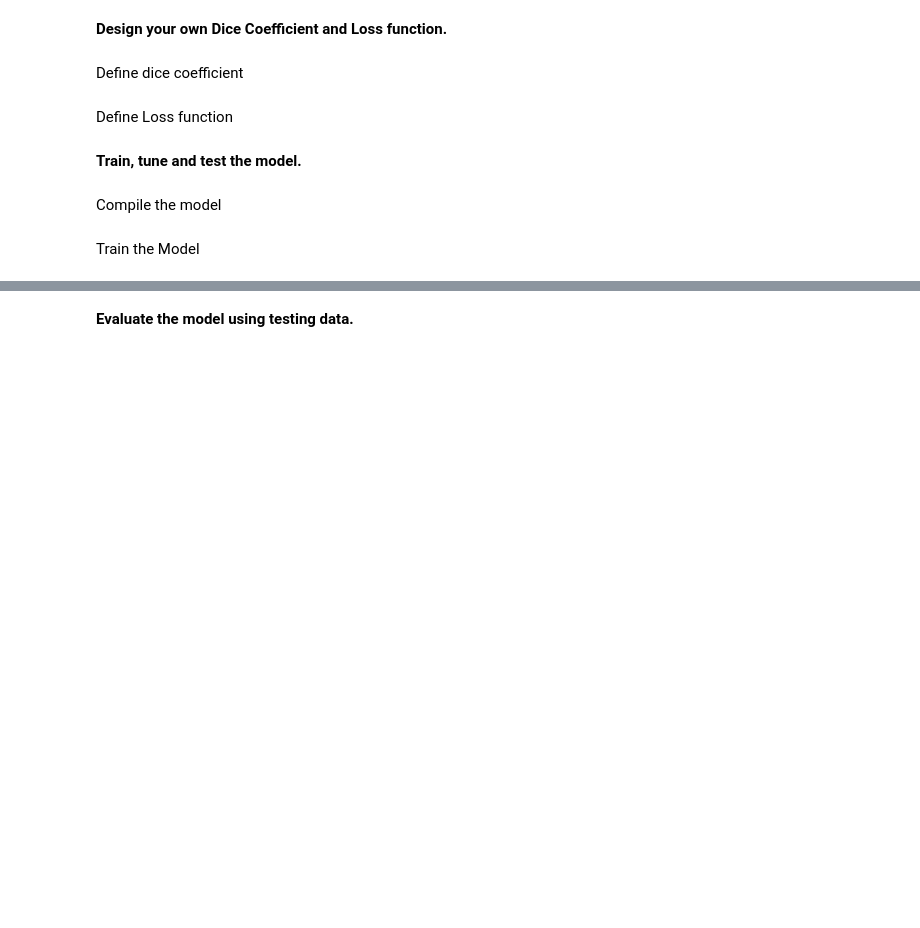
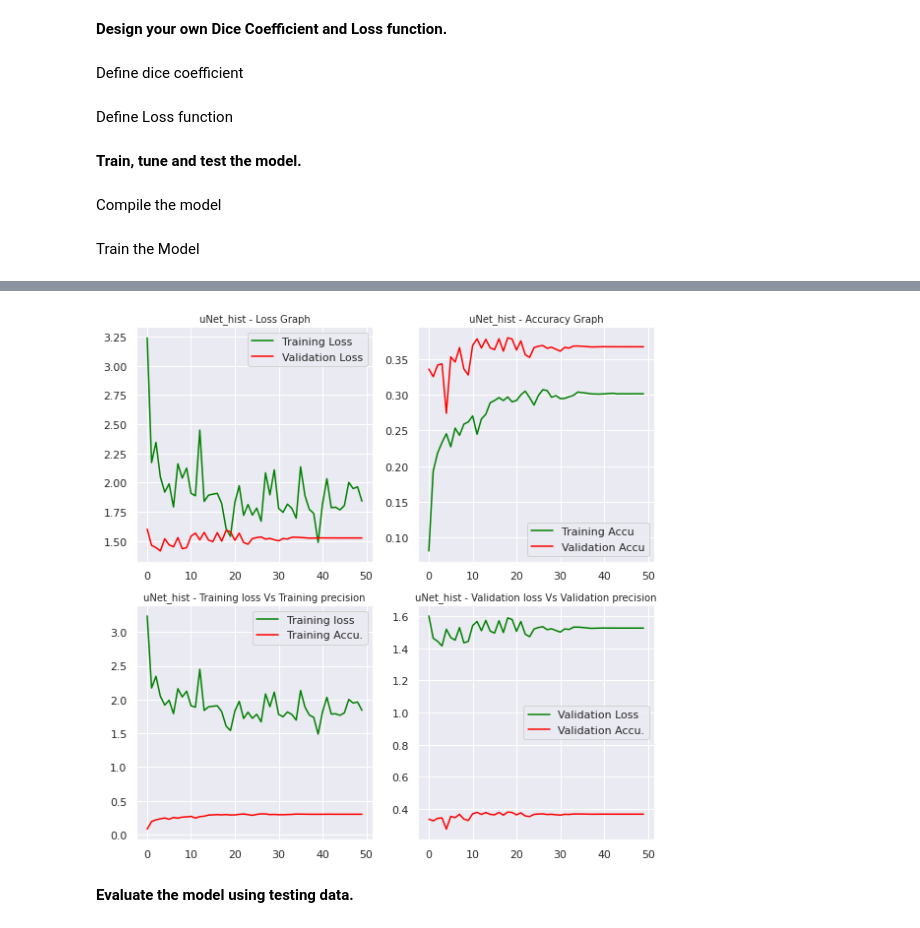
Before and after one commit to singhalgagan1/GreatLearningCapstoneProject, a Jupyter notebook: Practice/Karthik/Capstone_PneumoniaDetection_KarthikSanthanam.ipynb, the cells around one changed output, grey strips where cells are left out. Saved outputs shown, nothing was run; the diff lists cells and outputs as text; code cells hidden in the pictures; blank space fills up the shorter version.

Commit message:
With UNet+TransferLearning 33% Precision

```diff
--- a/Practice/Karthik/Capstone_PneumoniaDetection_KarthikSanthanam.ipynb
+++ b/Practice/Karthik/Capstone_PneumoniaDetection_KarthikSanthanam.ipynb
@@ -1553,7 +1488,7 @@ Epoch 50/50
 - Let us use mobilenet and build our pneumonia detection model (i.e., cases where Target = 1)
 # %%
 # Let us stick to 1000 sample images for each class
-sampleCount = 500
+sampleCount = 1000
 train_sample_mn_df = train_data_df.groupby('Target', group_keys=False).apply(lambda x: x.sample(sampleCount))
 train_sample_mn_df.reset_index(inplace=True)
 train_sample_mn_df['Target'].value_counts()
@@ -1752,8 +1687,8 @@ tensorflow.random.set_seed(0)
 
 # Define Callbacks
 callbacks = [
-    ReduceLROnPlateau(monitor='val_loss', factor=0.1, patience=2),
-    EarlyStopping(monitor='val_loss', patience=2)
+    ReduceLROnPlateau(monitor='val_loss', factor=0.1, patience=10)#,
+#     EarlyStopping(monitor='val_loss', patience=10)
 ]
 # %% [markdown]
 Train the Model
@@ -1763,12 +1698,12 @@ np.random.seed(0)
 random.seed(0)
 tensorflow.random.set_seed(0)
 
-model.fit(
+uNet_hist = model.fit(
     X_train_mobnet,
     y_train_mobnet,
     validation_data = (X_val_mobnet, y_val_mobnet),
     epochs=50,
-    batch_size=32,
+    batch_size=8,
     callbacks=callbacks,
     verbose=1)
 # %% [output]
@@ -1797,3 +1727,30 @@ Hint: If you want to see a list of allocated tensors when OOM happens, add repor
+# %%
+f, ax = plt.subplots(nrows=2, ncols=2, figsize=(8,8))
+
+ax[0, 0].set_title("uNet_hist - Loss Graph", fontsize=10)
+ax[0, 0].plot(uNet_hist.history["loss"], color='green')
+ax[0, 0].plot(uNet_hist.history["val_loss"], color='red')
+ax[0, 0].legend(["Training Loss", "Validation Loss"], loc='best')
+
+ax[0, 1].set_title("uNet_hist - Accuracy Graph", fontsize=10)
+ax[0, 1].plot(uNet_hist.history["precision"], color='green')
+ax[0, 1].plot(uNet_hist.history["val_precision"], color='red')
+ax[0, 1].legend(["Training Accu", "Validation Accu"], loc='best')
+
+ax[1, 0].set_title("uNet_hist - Training loss Vs Training precision", fontsize=10)
+ax[1, 0].plot(uNet_hist.history["loss"], color='green')
+ax[1, 0].plot(uNet_hist.history["precision"], color='red')
+ax[1, 0].legend(["Training loss", "Training Accu."], loc='best')
+
+ax[1, 1].set_title("uNet_hist - Validation loss Vs Validation precision", fontsize=10)
+ax[1, 1].plot(uNet_hist.history["val_loss"], color='green')
+ax[1, 1].plot(uNet_hist.history["val_precision"], color='red')
+ax[1, 1].legend(["Validation Loss", "Validation Accu."], loc='best')
+
+plt.tight_layout()
+plt.show()
+# %% [output]
+[figure, added]
 # %% [markdown]
 **Evaluate the model using testing data.**
 # %%
```
Also changed, not shown: parts of 19 cells of this notebook.
